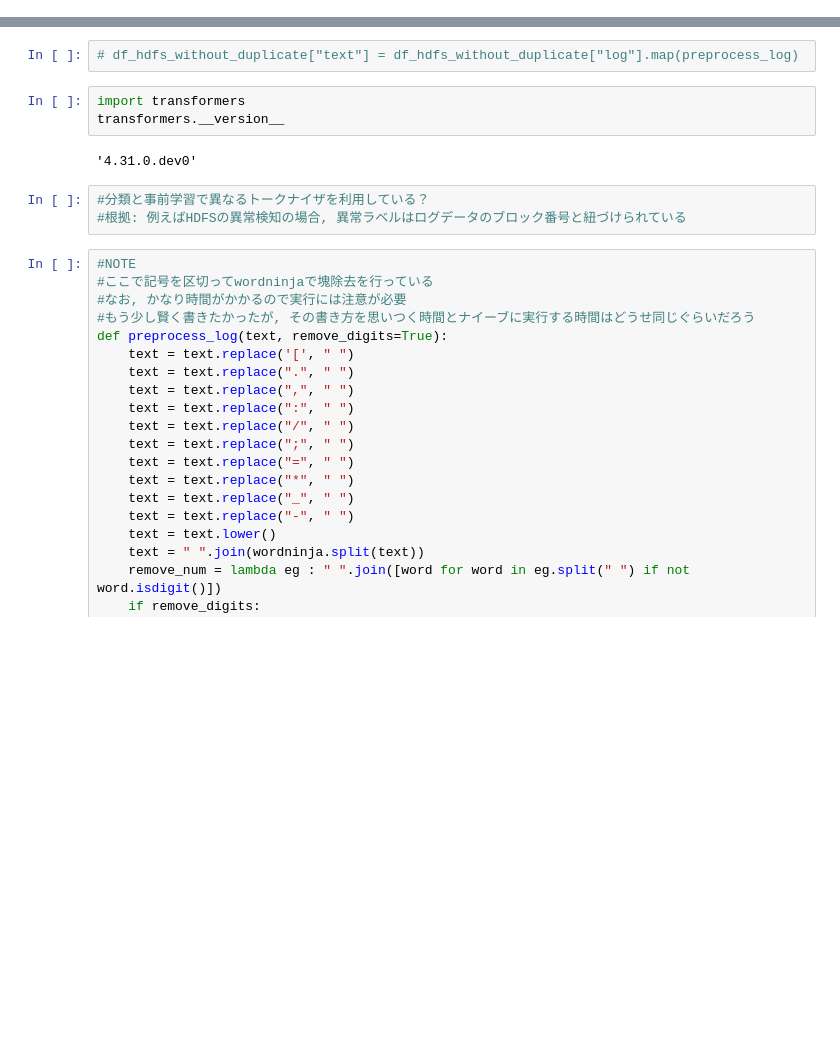
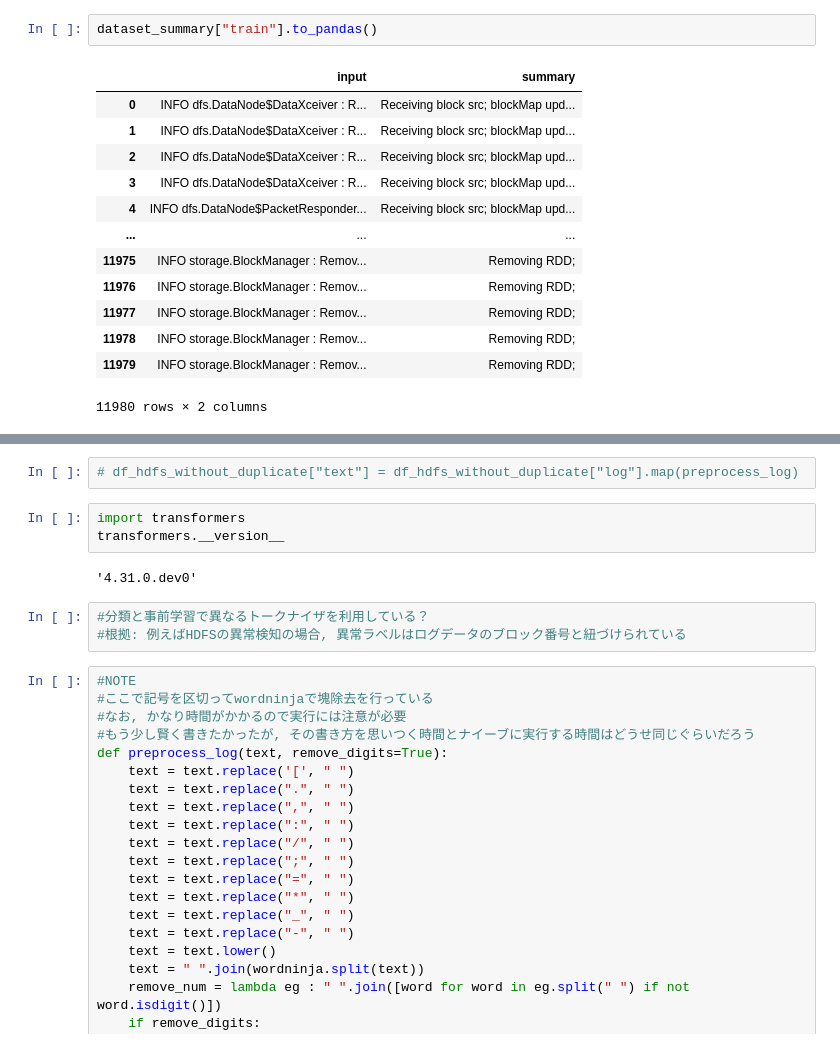
Before and after one commit to RyozoMasukawa/Unilog_Reproduction, a Jupyter notebook: log_anomaly_detect.ipynb, the cells around one changed output, grey strips where cells are left out. Cells and saved outputs as stored; diff of their text form; blank space fills up the shorter version.

```diff
--- a/log_anomaly_detect.ipynb
+++ b/log_anomaly_detect.ipynb
@@ -39,0 +93,16 @@ df_hdfs_anomaly = pd.read_csv("./logdata/hdfs/anomaly_label.csv")
+# %%
+dataset_summary["train"].to_pandas()
+# %% [output]
+|  | input | summary |
+| 0 | INFO dfs.DataNode$DataXceiver : R... | Receiving block src; blockMap upd... |
+| 1 | INFO dfs.DataNode$DataXceiver : R... | Receiving block src; blockMap upd... |
+| 2 | INFO dfs.DataNode$DataXceiver : R... | Receiving block src; blockMap upd... |
+| 3 | INFO dfs.DataNode$DataXceiver : R... | Receiving block src; blockMap upd... |
+| 4 | INFO dfs.DataNode$PacketResponder... | Receiving block src; blockMap upd... |
+| ... | ... | ... |
+| 11975 | INFO storage.BlockManager : Remov... | Removing RDD; |
+| 11976 | INFO storage.BlockManager : Remov... | Removing RDD; |
+| 11977 | INFO storage.BlockManager : Remov... | Removing RDD; |
+| 11978 | INFO storage.BlockManager : Remov... | Removing RDD; |
+| 11979 | INFO storage.BlockManager : Remov... | Removing RDD; |
+11980 rows × 2 columns
```
Also changed, not shown: parts of 41 cells of this notebook, 19 other files.
